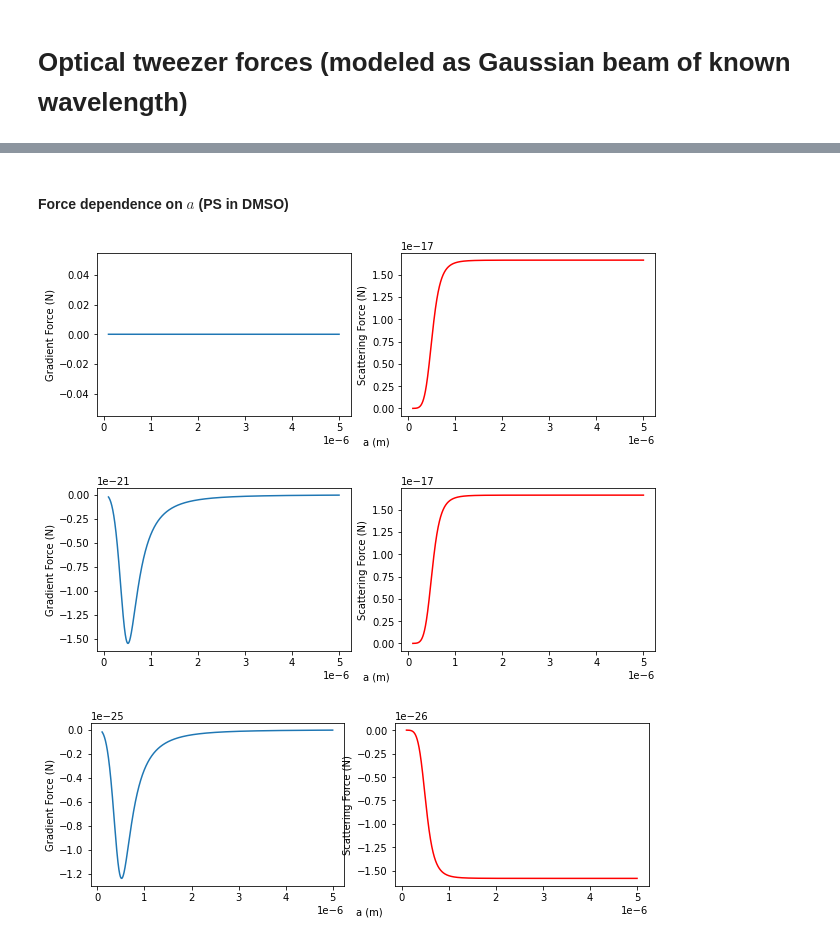
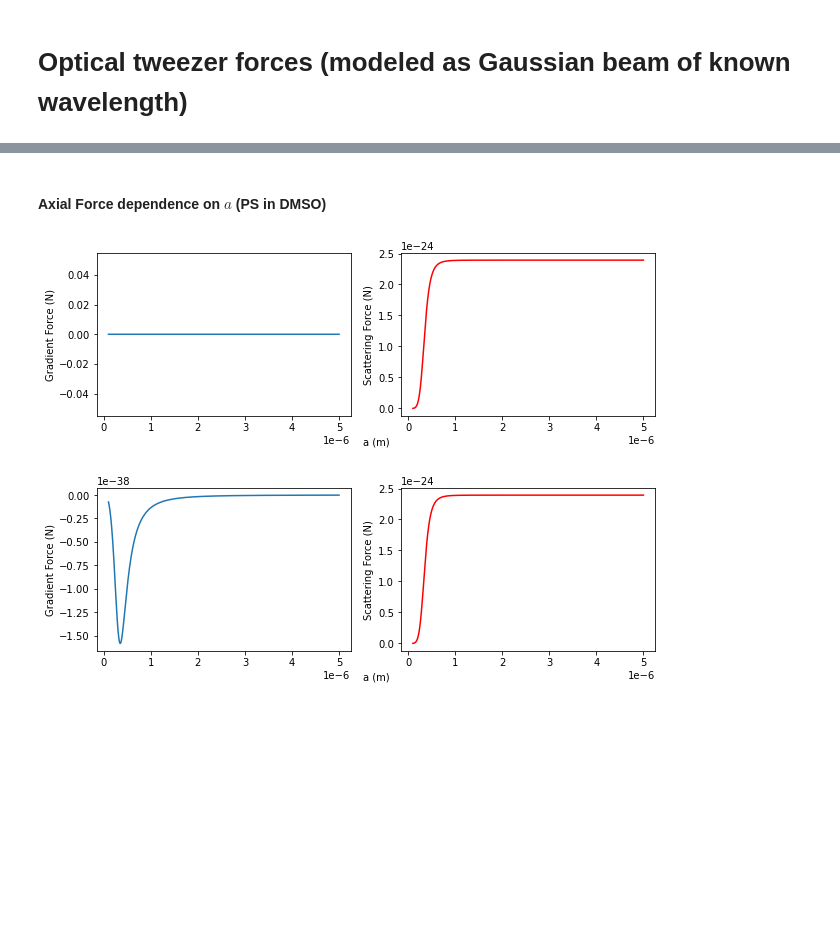
Before and after one commit to jabacousnac/Grier-Lab-Code, a Jupyter notebook: OpticalTweezerForces.ipynb, the cells around one changed output, grey strips where cells are left out. Drawn from its saved outputs; the diff is of its cells as text; code cells hidden in the pictures; blank space fills up the shorter version.

```diff
--- a/OpticalTweezerForces.ipynb
+++ b/OpticalTweezerForces.ipynb
@@ -200,11 +230,9 @@ explore_z(1*10**-6, 1.59, 1.47)
 # %% [markdown]
-#### Force dependence on $a$ (PS in DMSO)
+#### Axial Force dependence on $a$ (PS in DMSO)
 # %%
 explore_a(0, 1.59, 1.47)
-explore_a(1*10**-15, 1.59, 1.47)
-explore_a(1*10**-10, 1.59, 1.47)
+explore_a(1*10**-6, 1.59, 1.47)
 # %% [output]
-[figure, old version]
+[figure, new version]
-[figure, old version]
+[figure, new version]
-[figure, removed]
 # %% [markdown]
```
Also changed, not shown: parts of 12 cells of this notebook.
